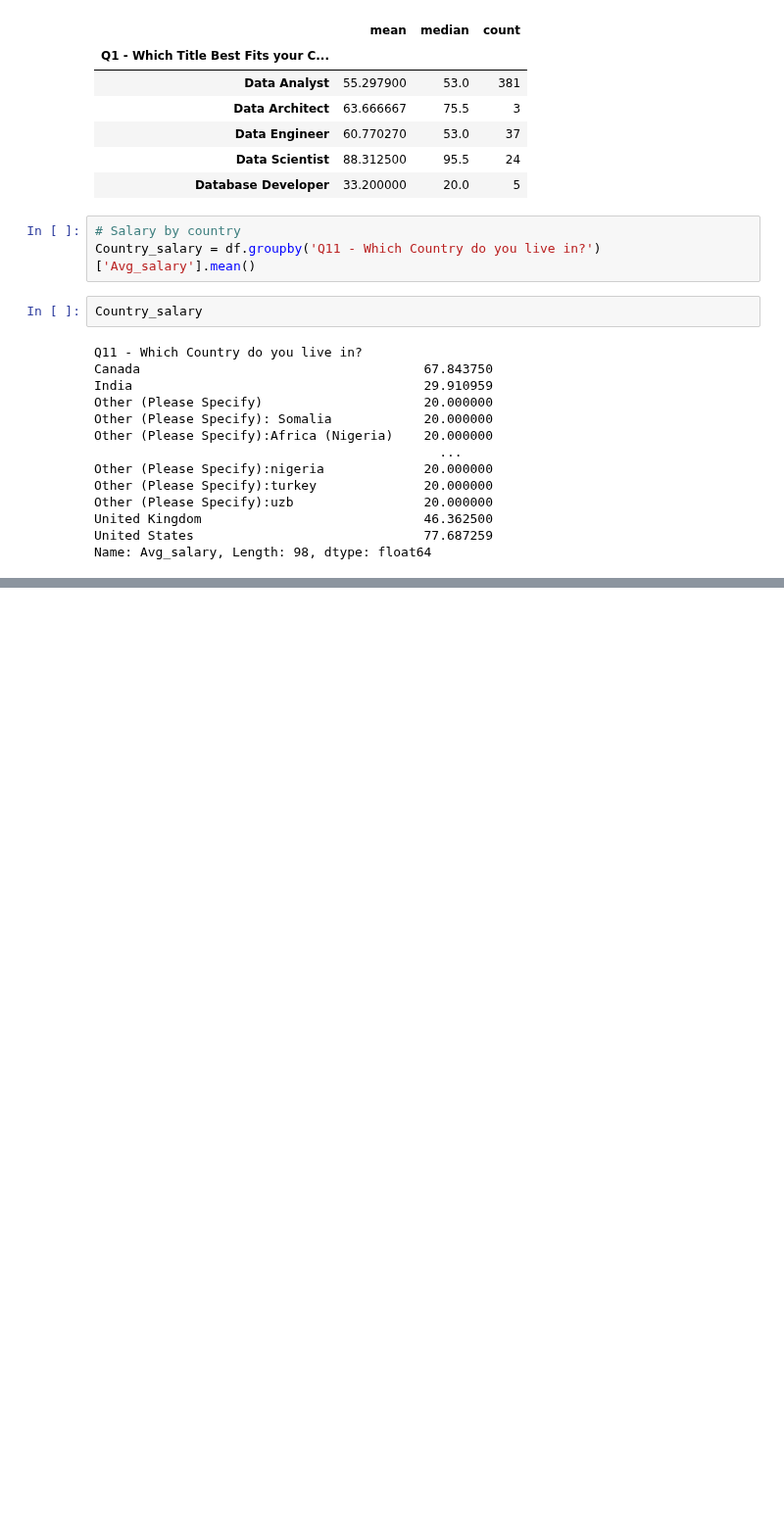
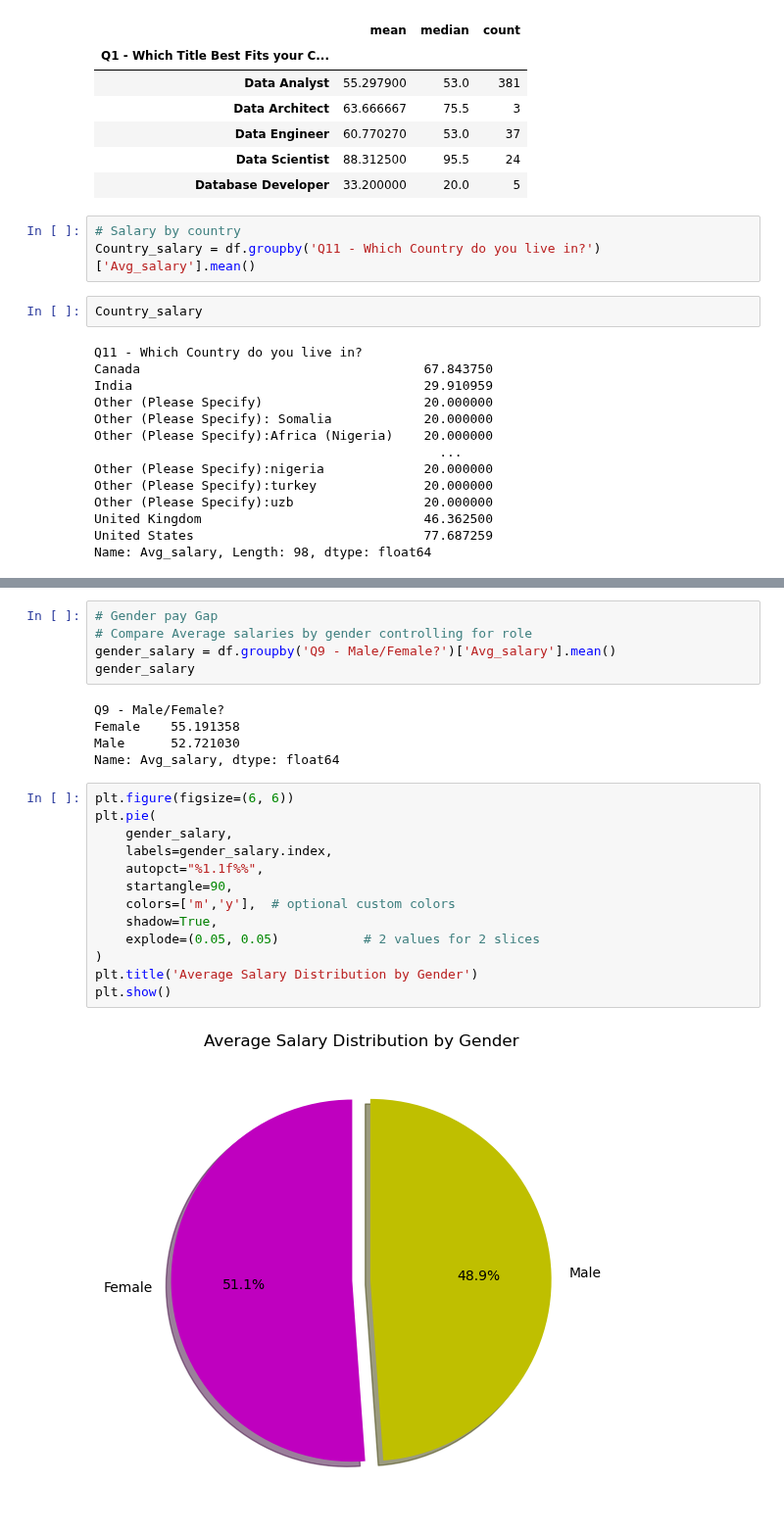
Before and after one commit to Lenmbugua/Analytics-Practice-Datasets, a Jupyter notebook: Professional Survey Data.ipynb, the cells around one changed output, grey strips where cells are left out. Shown at 98% size. Drawn from its saved outputs; the diff is of its cells as text; blank space fills up the shorter version.

Commit message:
Getting Gender pay Gap

```diff
--- a/Professional Survey Data.ipynb
+++ b/Professional Survey Data.ipynb
@@ -239,0 +286,25 @@ Name: Avg_salary, dtype: float64
+# %%
+# Gender pay Gap
+# Compare Average salaries by gender controlling for role
+gender_salary = df.groupby('Q9 - Male/Female?')['Avg_salary'].mean()
+gender_salary
+# %% [output]
+Q9 - Male/Female?
+Female    55.191358
+Male      52.721030
+Name: Avg_salary, dtype: float64
+# %%
+plt.figure(figsize=(6, 6))
+plt.pie(
+    gender_salary,
+    labels=gender_salary.index,
+    autopct="%1.1f%%",
+    startangle=90,
+    colors=['m','y'],  # optional custom colors
+    shadow=True,
+    explode=(0.05, 0.05)           # 2 values for 2 slices
+)
+plt.title('Average Salary Distribution by Gender')
+plt.show()
+# %% [output]
+[figure, added]
```
Also changed, not shown: parts of 5 cells of this notebook.
